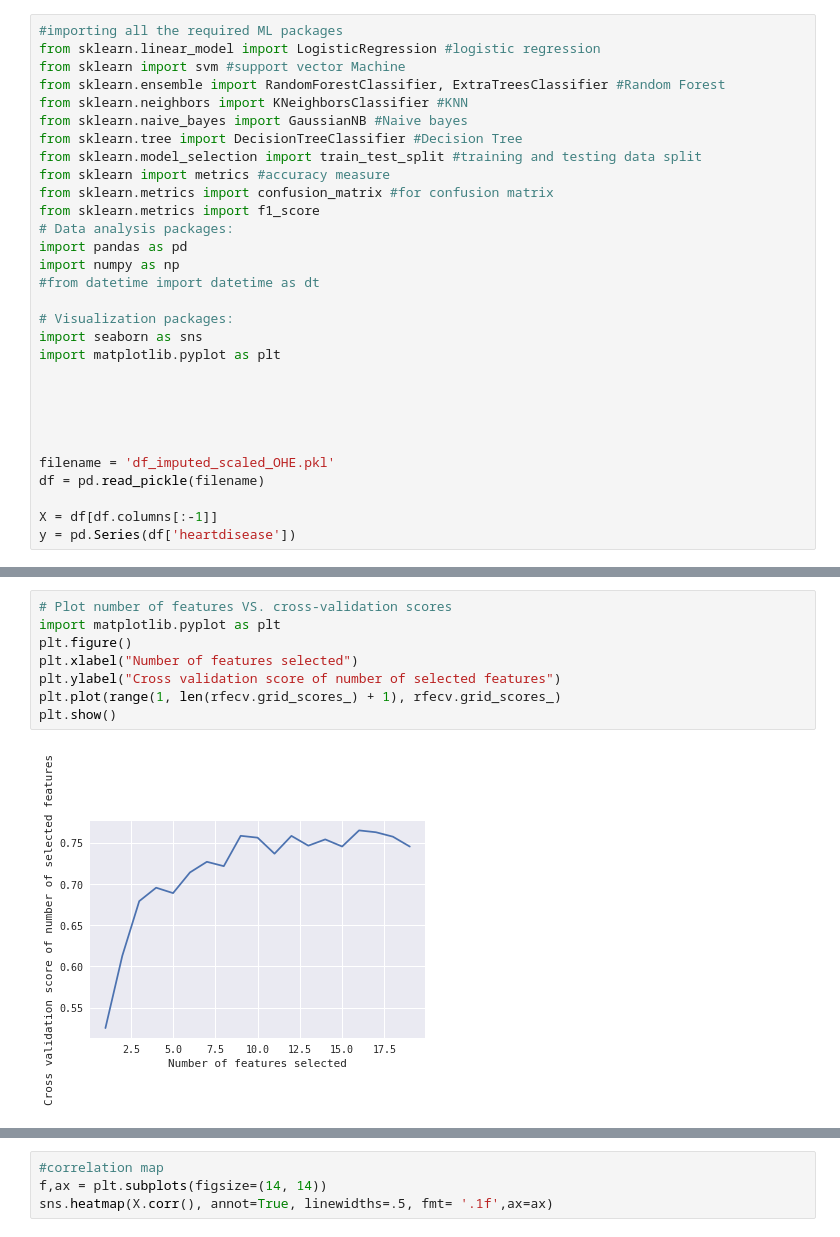
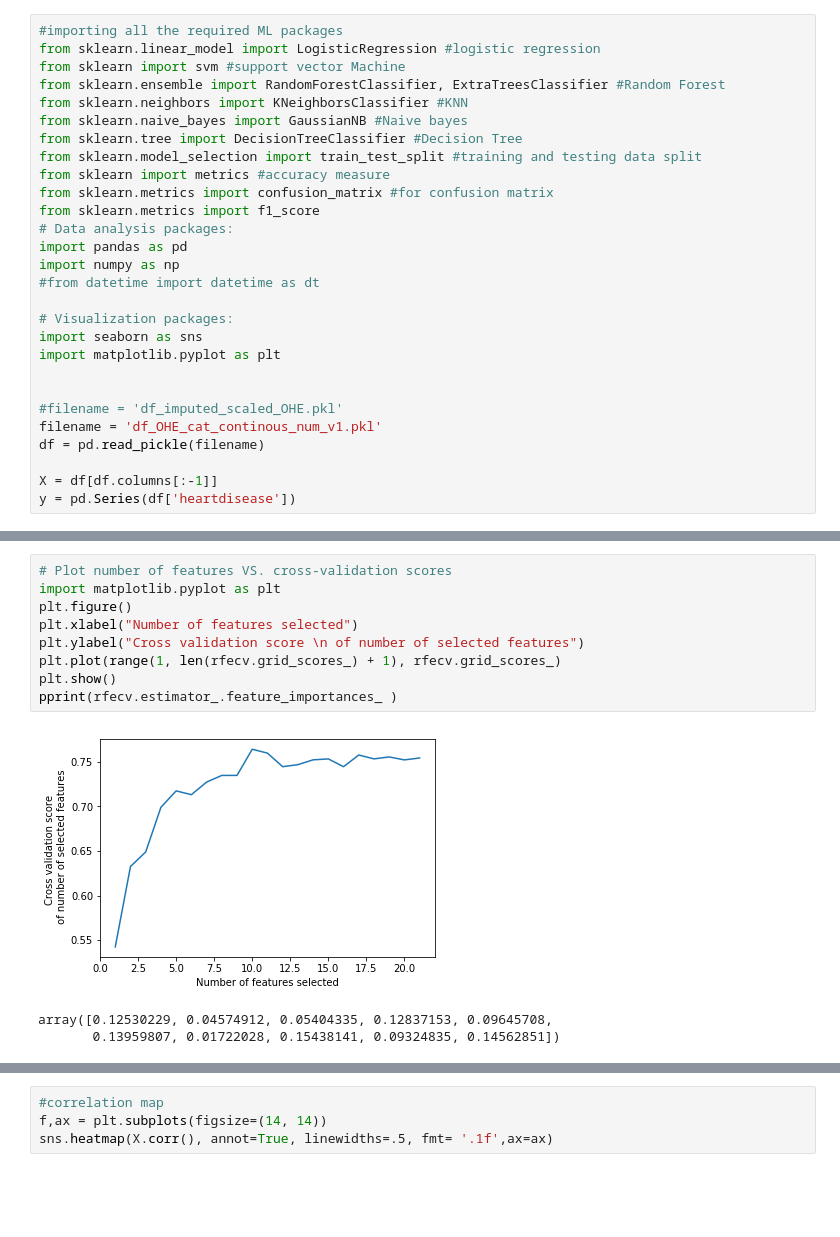
Before and after one commit to javierfs/MyMasterThesis, a Jupyter notebook: Feature_Selection_reduction.ipynb, the cells around one changed output, grey strips where cells are left out. Drawn from its saved outputs; the diff is of its cells as text; blank space fills up the shorter version.

```diff
--- a/Feature_Selection_reduction.ipynb
+++ b/Feature_Selection_reduction.ipynb
@@ -20,10 +20,8 @@ import seaborn as sns
 import matplotlib.pyplot as plt
 
 
-
-
-
-filename = 'df_imputed_scaled_OHE.pkl'
+#filename = 'df_imputed_scaled_OHE.pkl'
+filename = 'df_OHE_cat_continous_num_v1.pkl'
 df = pd.read_pickle(filename)
 
 X = df[df.columns[:-1]]
@@ -55,10 +77,13 @@ Original features : Index(['age', 'sex_0', 'sex_1', 'cp_1', 'cp_2', 'cp_3', 'cp_
 # %%
 # Plot number of features VS. cross-validation scores
 import matplotlib.pyplot as plt
 plt.figure()
 plt.xlabel("Number of features selected")
-plt.ylabel("Cross validation score of number of selected features")
+plt.ylabel("Cross validation score \n of number of selected features")
 plt.plot(range(1, len(rfecv.grid_scores_) + 1), rfecv.grid_scores_)
 plt.show()
+pprint(rfecv.estimator_.feature_importances_ )
 # %% [output]
-[figure, old version]
+[figure, new version]
+array([0.12530229, 0.04574912, 0.05404335, 0.12837153, 0.09645708,
+       0.13959807, 0.01722028, 0.15438141, 0.09324835, 0.14562851])
```
Also changed, not shown: parts of 16 cells of this notebook, 26 other files.
